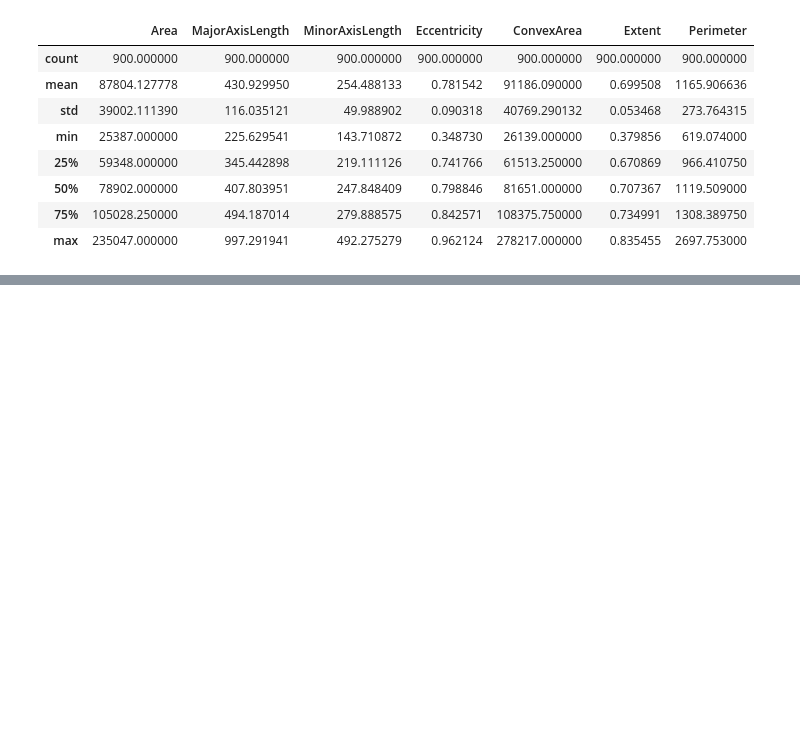
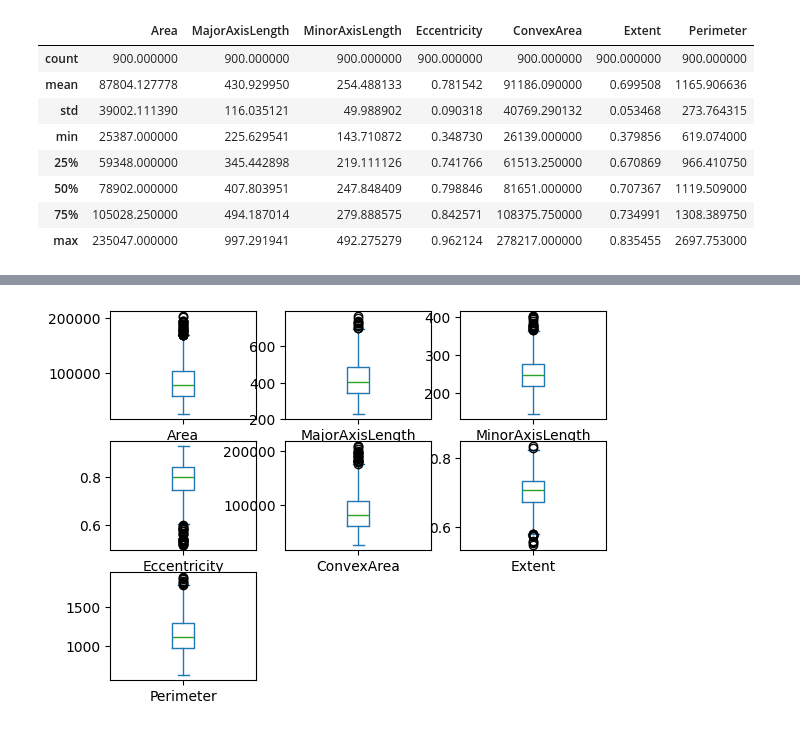
Before and after one commit to Ca1eb3/RaisinClassification, a Jupyter notebook: MachineLearning.ipynb, the cells around one changed output, grey strips where cells are left out. Saved outputs shown, nothing was run; the diff lists cells and outputs as text; code cells hidden in the pictures; blank space fills up the shorter version.

Commit message:
Add data cleaning for missing data and outliers

```diff
--- a/MachineLearning.ipynb
+++ b/MachineLearning.ipynb
@@ -42,0 +56,9 @@ dataset.describe()
+# %%
+# locate the column with the 99999 values
+num_missing = (dataset == 99999).sum()
+print(num_missing)
+# find and print the indices
+for col in dataset:
+    if num_missing[col] != 0:
+        indices = dataset[dataset[col] == 99999].index
+        print(col + ":" + str(list(indices)))
@@ -42,0 +75,9 @@ dataset.describe()
+# %%
+# locate the column with the 0 values
+num_missing = (dataset == 0).sum()
+print(num_missing)
+# find and print the indices
+for col in dataset:
+    if num_missing[col] != 0:
+        indices = dataset[dataset[col] == 0].index
+        print(col + ":" + str(list(indices)))
@@ -42,0 +99,10 @@ dataset.describe()
+# %%
+threshold_z = 3
+outlier_indices = []
+for col in dataset:
+    if col != "Class":
+        z = np.abs(stats.zscore(dataset[col]))
+        outlier_indices_col = np.where(z > threshold_z)[0]
+        outlier_indices.extend(outlier_indices_col)
+print(outlier_indices)
+no_outliers = dataset.drop(outlier_indices)
@@ -42,0 +124,5 @@ dataset.describe()
+# %%
+no_outliers.plot(kind='box', subplots=True, layout=(3,3), sharex=False, sharey=False)
+plt.show()
+# %% [output]
+[figure, added]
```
Also changed, not shown: parts of 6 cells of this notebook.
